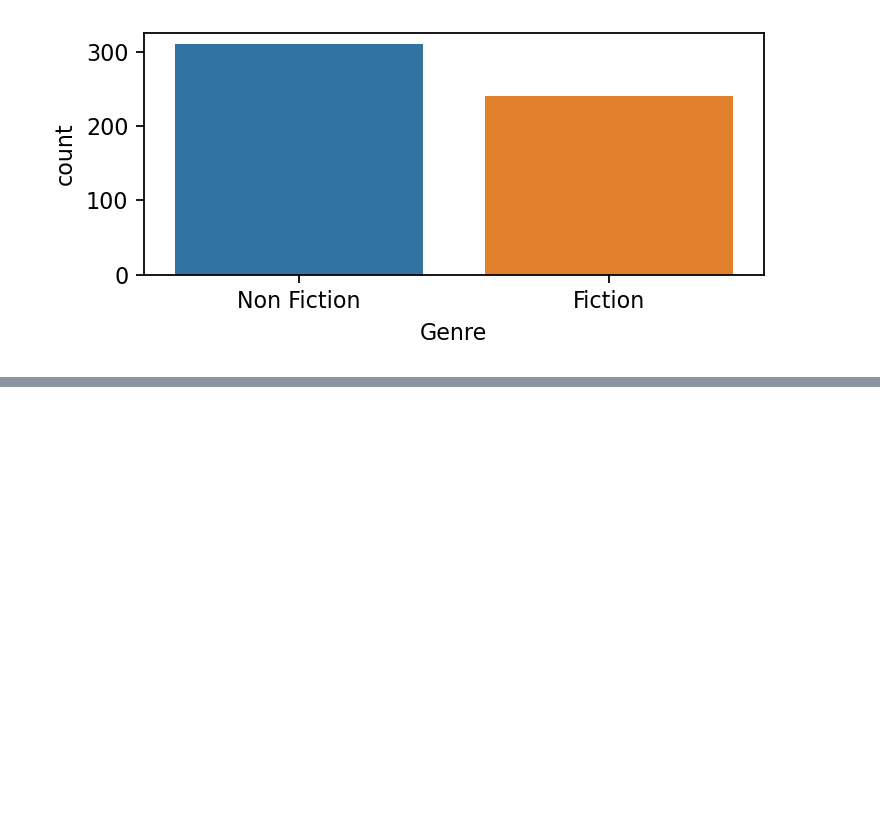
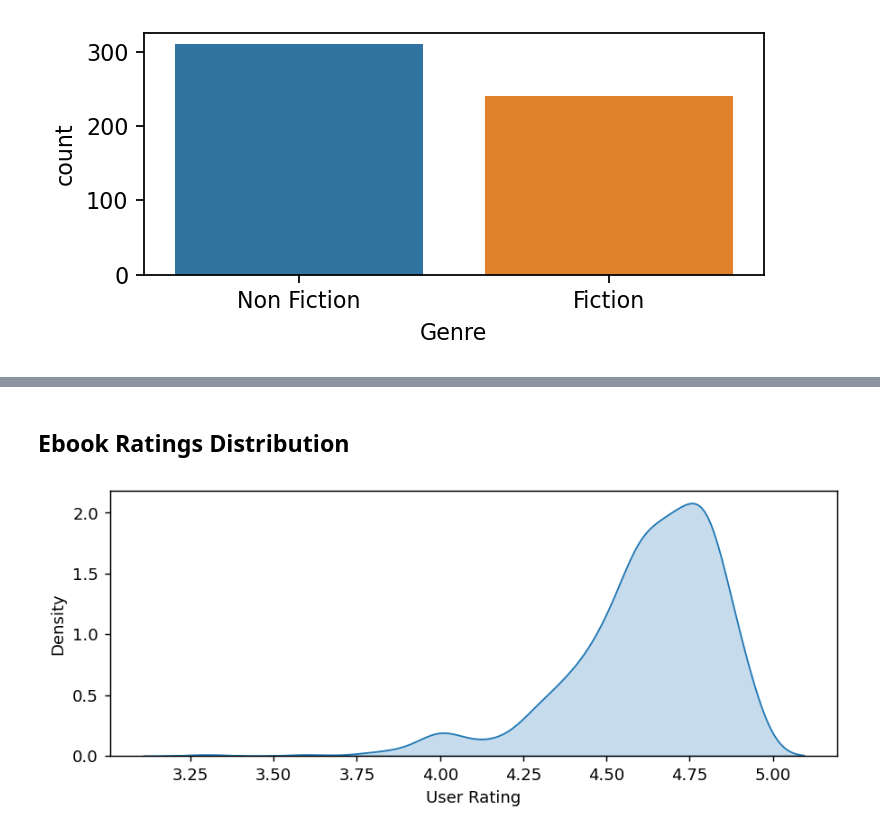
Before and after one commit to sanjay-kv/amazon-ebook, a Jupyter notebook: Amazon-ebook-Analysis.ipynb, the cells around one changed output, grey strips where cells are left out. Saved outputs shown, nothing was run; the diff lists cells and outputs as text; code cells hidden in the pictures; blank space fills up the shorter version.

```diff
--- a/Amazon-ebook-Analysis.ipynb
+++ b/Amazon-ebook-Analysis.ipynb
@@ -166,0 +174,7 @@ sns.countplot(x='Genre',data=ebooks);
+# %% [markdown]
+## Ebook Ratings Distribution
+# %%
+plt.figure(figsize=(8,3),dpi=130)
+sns.kdeplot(data=ebooks,x="User Rating", fill = True);
+# %% [output]
+[figure, added]
```
Also changed, not shown: parts of 2 cells of this notebook.
